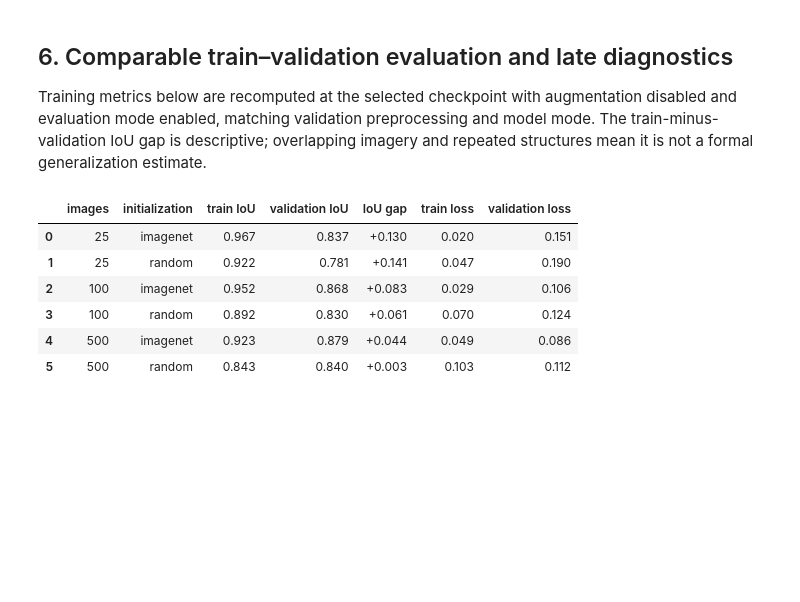
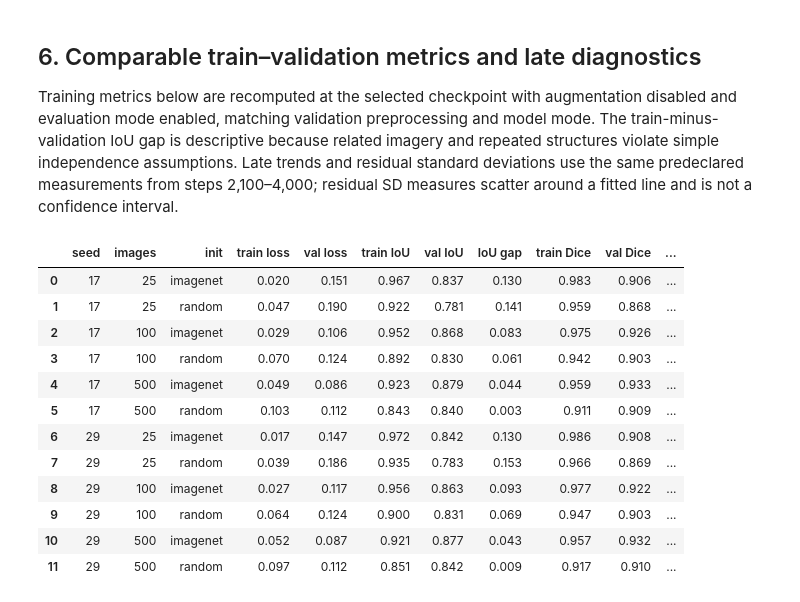
Before and after one commit to manuelmiddendorf/data-efficient-roof-segmentation, a Jupyter notebook: notebooks/04_data_efficiency.ipynb, the cells around one changed output. Saved outputs shown, nothing was run; the diff lists cells and outputs as text; code cells hidden in the pictures; blank space fills up the shorter version.

```diff
--- a/notebooks/04_data_efficiency.ipynb
+++ b/notebooks/04_data_efficiency.ipynb
@@ -109,25 +155,32 @@ At n=500, both models improve after step 2,000. Random reaches its best at step
 # %% [markdown]
-## 6. Comparable train–validation evaluation and late diagnostics
+## 6. Comparable train–validation metrics and late diagnostics
 
-Training metrics below are recomputed at the selected checkpoint with augmentation disabled and evaluation mode enabled, matching validation preprocessing and model mode. The train-minus-validation IoU gap is descriptive; overlapping imagery and repeated structures mean it is not a formal generalization estimate.
+Training metrics below are recomputed at the selected checkpoint with augmentation disabled and evaluation mode enabled, matching validation preprocessing and model mode. The train-minus-validation IoU gap is descriptive because related imagery and repeated structures violate simple independence assumptions. Late trends and residual standard deviations use the same predeclared measurements from steps 2,100–4,000; residual SD measures scatter around a fitted line and is not a confidence interval.
 # %%
 evaluation_columns = {
-    'training_size': 'images', 'initialization': 'initialization',
-    'selected_training_iou': 'train IoU', 'best_validation_iou': 'validation IoU',
+    'subset_seed': 'seed', 'training_size': 'images', 'initialization': 'init',
+    'selected_training_loss': 'train loss', 'selected_validation_loss': 'val loss',
+    'selected_training_iou': 'train IoU', 'best_validation_iou': 'val IoU',
     'training_minus_validation_iou': 'IoU gap',
-    'selected_training_loss': 'train loss', 'selected_validation_loss': 'validation loss',
+    'selected_training_dice': 'train Dice', 'selected_validation_dice': 'val Dice',
+    'selected_training_ap': 'train AP', 'selected_validation_ap': 'val AP',
 }
 display(RESULTS[list(evaluation_columns)].rename(columns=evaluation_columns).style.format({
-    'train IoU': '{:.3f}', 'validation IoU': '{:.3f}', 'IoU gap': '{:+.3f}',
-    'train loss': '{:.3f}', 'validation loss': '{:.3f}',
+    column: '{:.3f}' for column in list(evaluation_columns.values())[3:]
 }))
 # %% [output]
-|  | images | initialization | train IoU | validation IoU | IoU gap | train loss | validation loss |
-| 0 | 25 | imagenet | 0.967 | 0.837 | +0.130 | 0.020 | 0.151 |
-| 1 | 25 | random | 0.922 | 0.781 | +0.141 | 0.047 | 0.190 |
-| 2 | 100 | imagenet | 0.952 | 0.868 | +0.083 | 0.029 | 0.106 |
-| 3 | 100 | random | 0.892 | 0.830 | +0.061 | 0.070 | 0.124 |
-| 4 | 500 | imagenet | 0.923 | 0.879 | +0.044 | 0.049 | 0.086 |
-| 5 | 500 | random | 0.843 | 0.840 | +0.003 | 0.103 | 0.112 |
+|  | seed | images | init | train loss | val loss | train IoU | val IoU | IoU gap | train Dice | val Dice | ... |
+| 0 | 17 | 25 | imagenet | 0.020 | 0.151 | 0.967 | 0.837 | 0.130 | 0.983 | 0.906 | ... |
+| 1 | 17 | 25 | random | 0.047 | 0.190 | 0.922 | 0.781 | 0.141 | 0.959 | 0.868 | ... |
+| 2 | 17 | 100 | imagenet | 0.029 | 0.106 | 0.952 | 0.868 | 0.083 | 0.975 | 0.926 | ... |
+| 3 | 17 | 100 | random | 0.070 | 0.124 | 0.892 | 0.830 | 0.061 | 0.942 | 0.903 | ... |
+| 4 | 17 | 500 | imagenet | 0.049 | 0.086 | 0.923 | 0.879 | 0.044 | 0.959 | 0.933 | ... |
+| 5 | 17 | 500 | random | 0.103 | 0.112 | 0.843 | 0.840 | 0.003 | 0.911 | 0.909 | ... |
+| 6 | 29 | 25 | imagenet | 0.017 | 0.147 | 0.972 | 0.842 | 0.130 | 0.986 | 0.908 | ... |
+| 7 | 29 | 25 | random | 0.039 | 0.186 | 0.935 | 0.783 | 0.153 | 0.966 | 0.869 | ... |
+| 8 | 29 | 100 | imagenet | 0.027 | 0.117 | 0.956 | 0.863 | 0.093 | 0.977 | 0.922 | ... |
+| 9 | 29 | 100 | random | 0.064 | 0.124 | 0.900 | 0.831 | 0.069 | 0.947 | 0.903 | ... |
+| 10 | 29 | 500 | imagenet | 0.052 | 0.087 | 0.921 | 0.877 | 0.043 | 0.957 | 0.932 | ... |
+| 11 | 29 | 500 | random | 0.097 | 0.112 | 0.851 | 0.842 | 0.009 | 0.917 | 0.910 | ... |
 # %%
 late_columns = {
```
Also changed, not shown: parts of 28 cells of this notebook, 20 other files.
